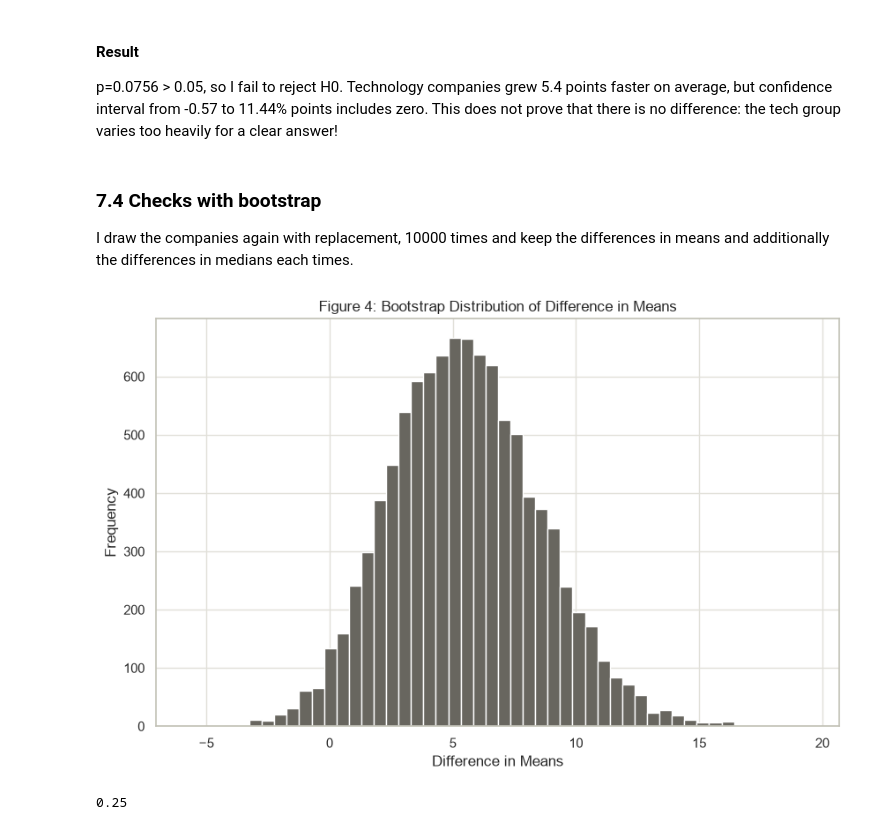
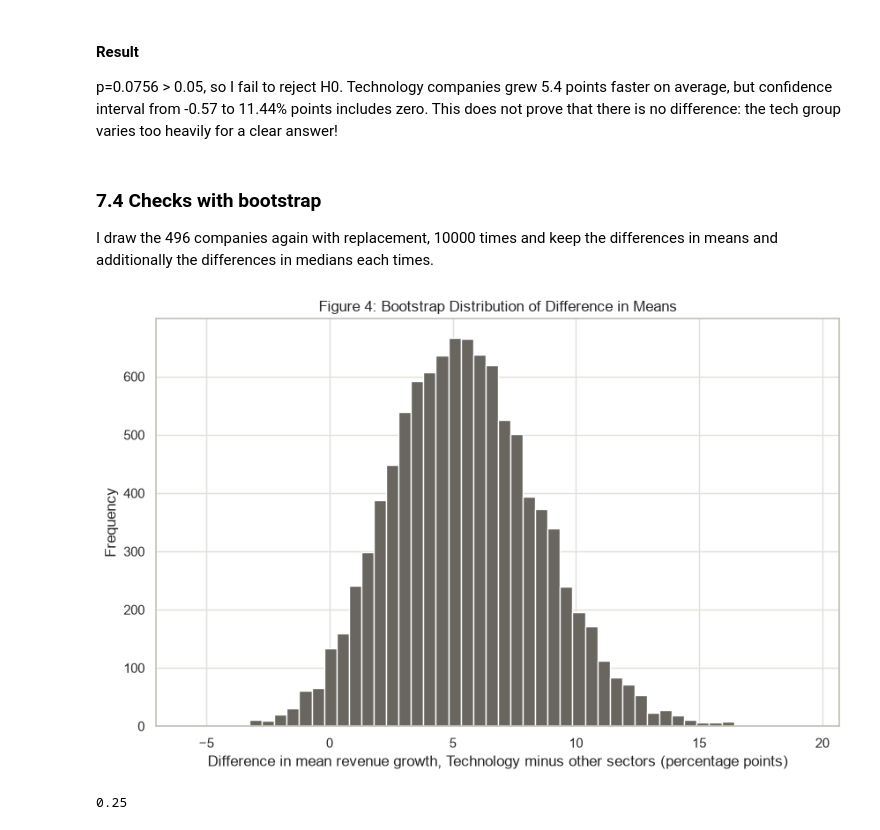
Before and after one commit to Tobolove/sp500-tech-concentration-analysis, a Jupyter notebook: analysis.ipynb, the cells around one changed output. Saved outputs shown, nothing was run; the diff lists cells and outputs as text; code cells hidden in the pictures.

```diff
--- a/analysis.ipynb
+++ b/analysis.ipynb
@@ -925,7 +925,7 @@ p=0.0756 > 0.05, so I fail to reject H0. Technology companies grew 5.4 points fa
 # %% [markdown]
 ### 7.4 Checks with bootstrap
 
-I draw the companies again with replacement, 10000 times and keep the differences in means and additionally the differences in medians each times.
+I draw the 496 companies again with replacement, 10000 times and keep the differences in means and additionally the differences in medians each times.
 # %%
 # Step 1: Bootstrap differences in means and medians
 diffs, median_diffs = [], []
@@ -938,13 +938,13 @@ for _ in range(10000):
 # %%
 # Figure 4: The 10000 bootstrap differences in means
 plt.figure(figsize=(10, 6))
 plt.hist(diffs, bins=50, color=COLOR_NEUTRAL)
-plt.xlabel('Difference in Means')
+plt.xlabel('Difference in mean revenue growth, Technology minus other sectors (percentage points)')
 plt.ylabel('Frequency')
 plt.title('Figure 4: Bootstrap Distribution of Difference in Means')
 plt.show()
 # %% [output]
-[figure, old version]
+[figure, new version]
 # %%
 # Step 2: Skewness of the bootstrap differences, as in 5.1 (0 = symmetric, like a normal distribution)
 print(round(pd.Series(diffs).skew(), 2))
```
Also changed, not shown: parts of 9 cells of this notebook.
